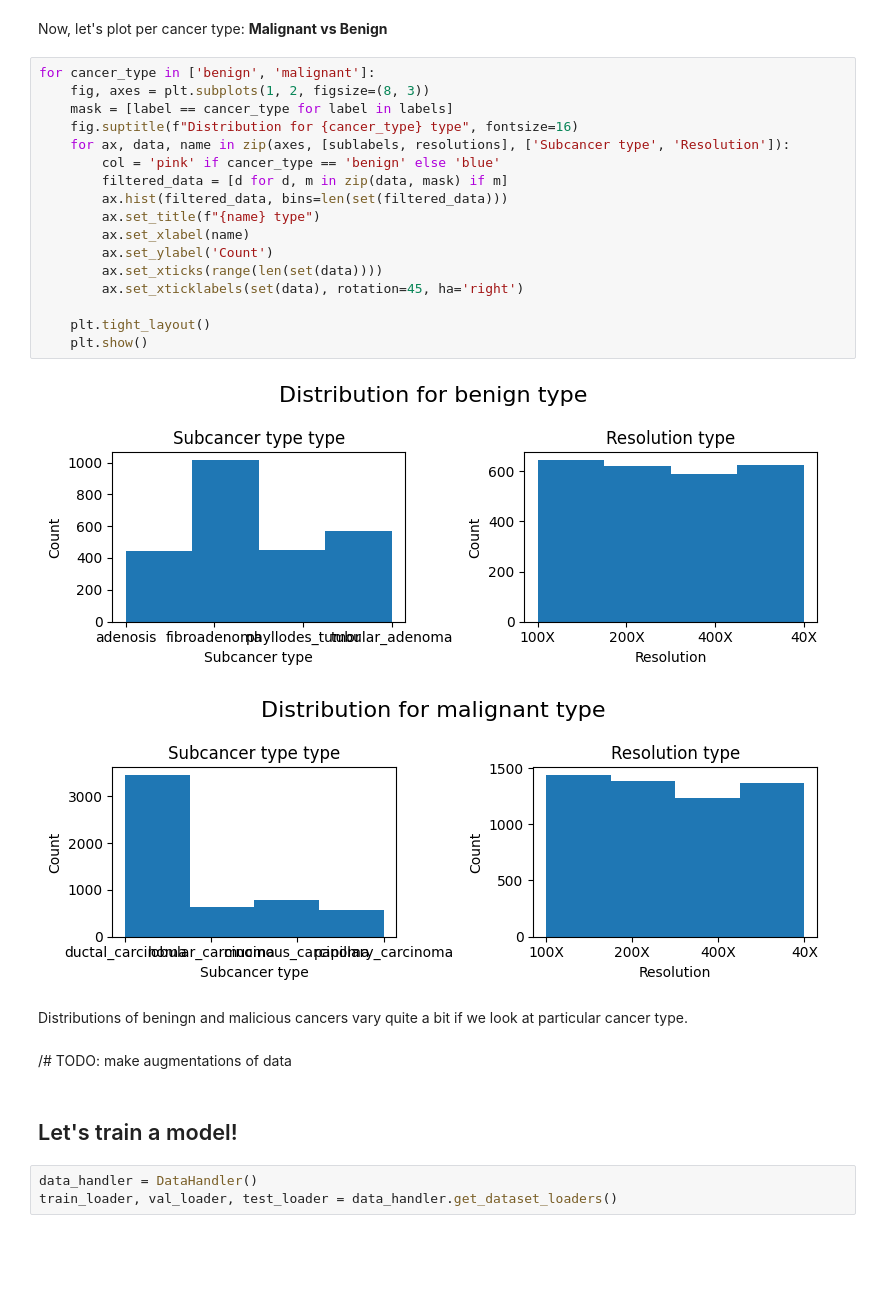
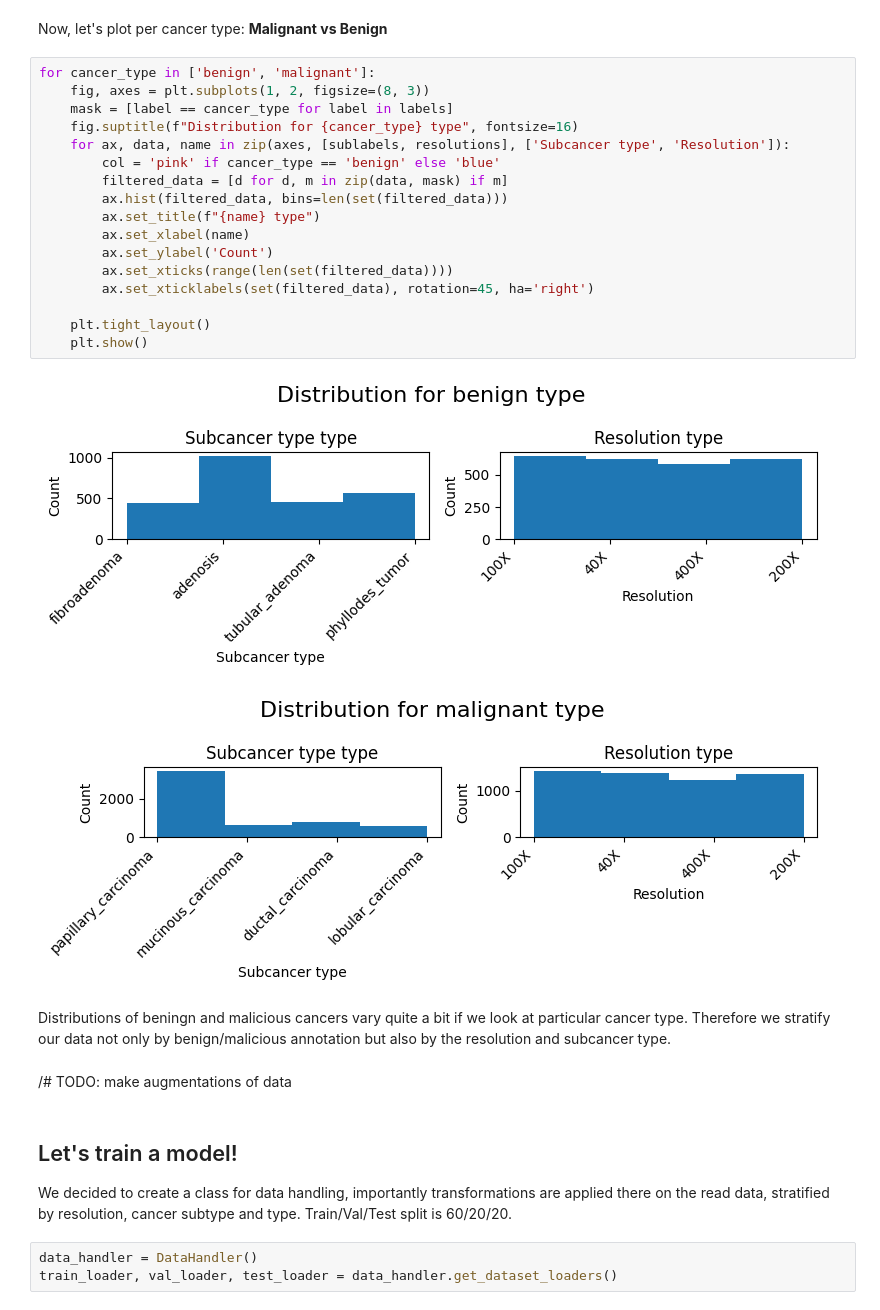
Before and after one commit to ja-nina/MammoNet, a Jupyter notebook: notebook.ipynb, the cells around one changed output. Drawn from its saved outputs; the diff is of its cells as text; blank space fills up the shorter version.

```diff
--- a/notebook.ipynb
+++ b/notebook.ipynb
@@ -40,29 +40,31 @@ Now, let's plot per cancer type: **Malignant vs Benign**
 # %%
 for cancer_type in ['benign', 'malignant']:
     fig, axes = plt.subplots(1, 2, figsize=(8, 3))
     mask = [label == cancer_type for label in labels]
     fig.suptitle(f"Distribution for {cancer_type} type", fontsize=16)
     for ax, data, name in zip(axes, [sublabels, resolutions], ['Subcancer type', 'Resolution']):
         col = 'pink' if cancer_type == 'benign' else 'blue'
         filtered_data = [d for d, m in zip(data, mask) if m]
         ax.hist(filtered_data, bins=len(set(filtered_data)))
         ax.set_title(f"{name} type")
         ax.set_xlabel(name)
         ax.set_ylabel('Count')
-        ax.set_xticks(range(len(set(data))))
-        ax.set_xticklabels(set(data), rotation=45, ha='right')
+        ax.set_xticks(range(len(set(filtered_data))))
+        ax.set_xticklabels(set(filtered_data), rotation=45, ha='right')
 
     plt.tight_layout()
     plt.show()
 # %% [output]
-[figure, old version]
+[figure, new version]
-[figure, old version]
+[figure, new version]
 # %% [markdown]
-Distributions of beningn and malicious cancers vary quite a bit if we look at particular cancer type.
+Distributions of beningn and malicious cancers vary quite a bit if we look at particular cancer type. Therefore we stratify our data not only by benign/malicious annotation but also by the resolution and subcancer type.
 # %% [markdown]
 /# TODO: make augmentations of data
-# %% [markdown]
-## Let's train a model!
+# %% [markdown]
+## Let's train a model!
+
+We decided to create a class for data handling, importantly transformations are applied there on the read data, stratified by resolution, cancer subtype and type. Train/Val/Test split is 60/20/20.
 # %%
 data_handler = DataHandler()
 train_loader, val_loader, test_loader = data_handler.get_dataset_loaders()
```
Also changed, not shown: parts of 2 cells of this notebook, 4 other files.
